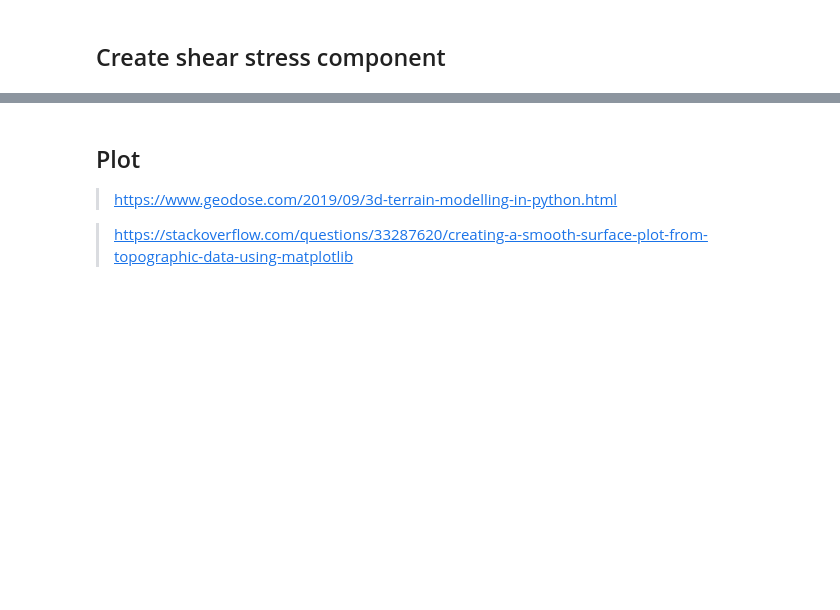
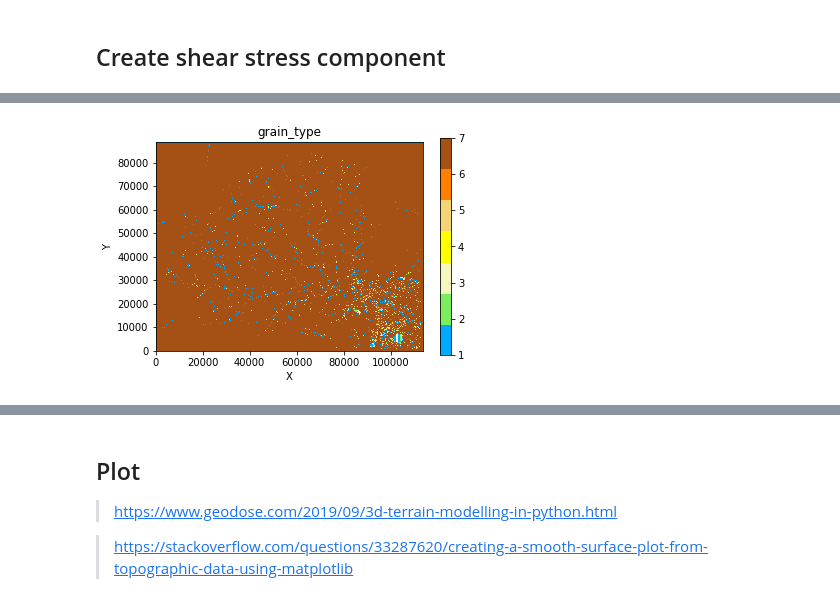
Before and after one commit to alanoMartins/LandLab_Explore, a Jupyter notebook: teste dispersao parametros dos autores.ipynb, the cells around one changed output, grey strips where cells are left out. Saved outputs shown, nothing was run; the diff lists cells and outputs as text; code cells hidden in the pictures; blank space fills up the shorter version.

```diff
--- a/Component Shear stress Cont.ipynb
+++ b/teste dispersao parametros dos autores.ipynb
@@ -192,0 +341,4 @@ landlab.plot.imshow.imshow_grid_at_node(mg,'d50', cmap='Dark2')
+# %%
+landlab.plot.imshow.imshow_grid_at_node(mg, 'grain_type', cmap='mcmap')
+# %% [output]
+[figure, added]
```
Also changed, not shown: parts of 26 cells of this notebook, 4 other files.
